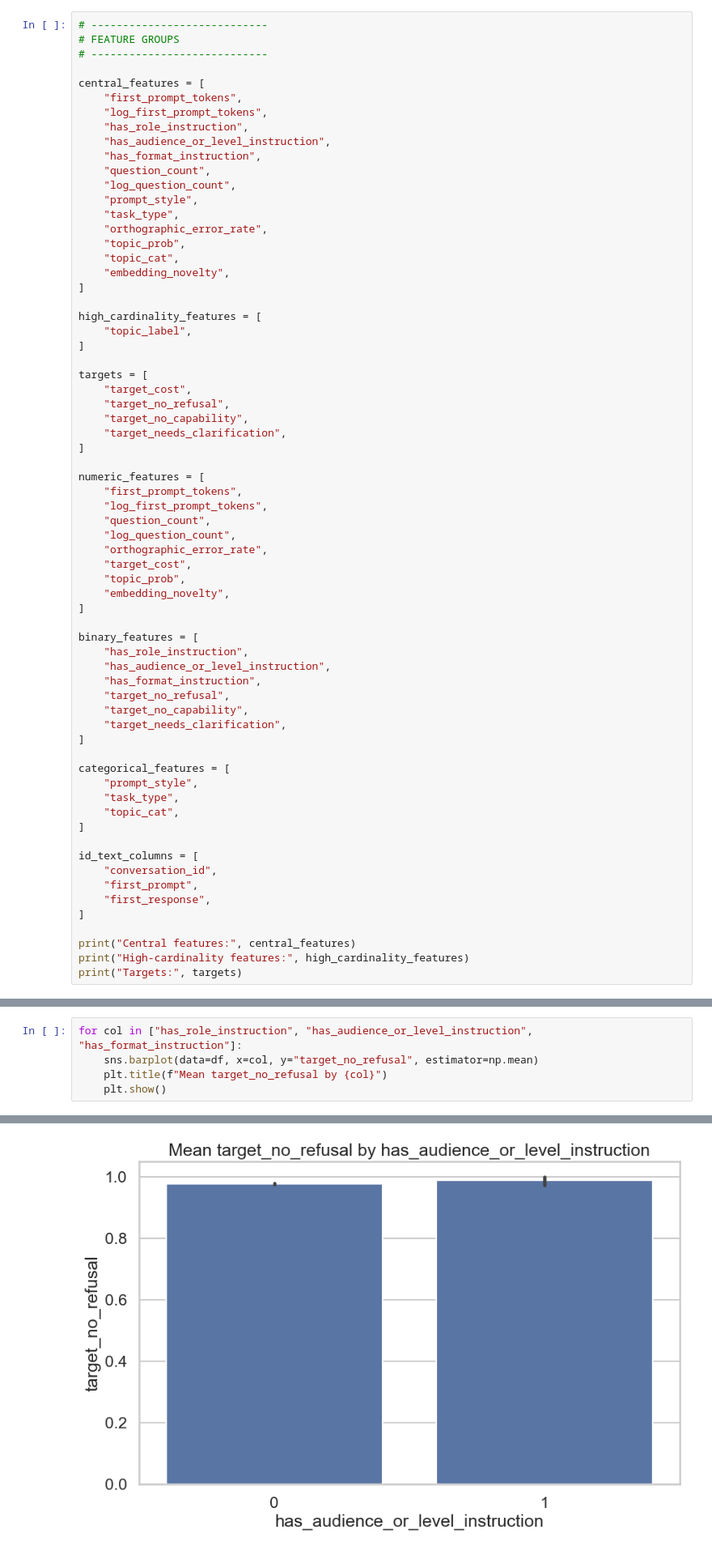
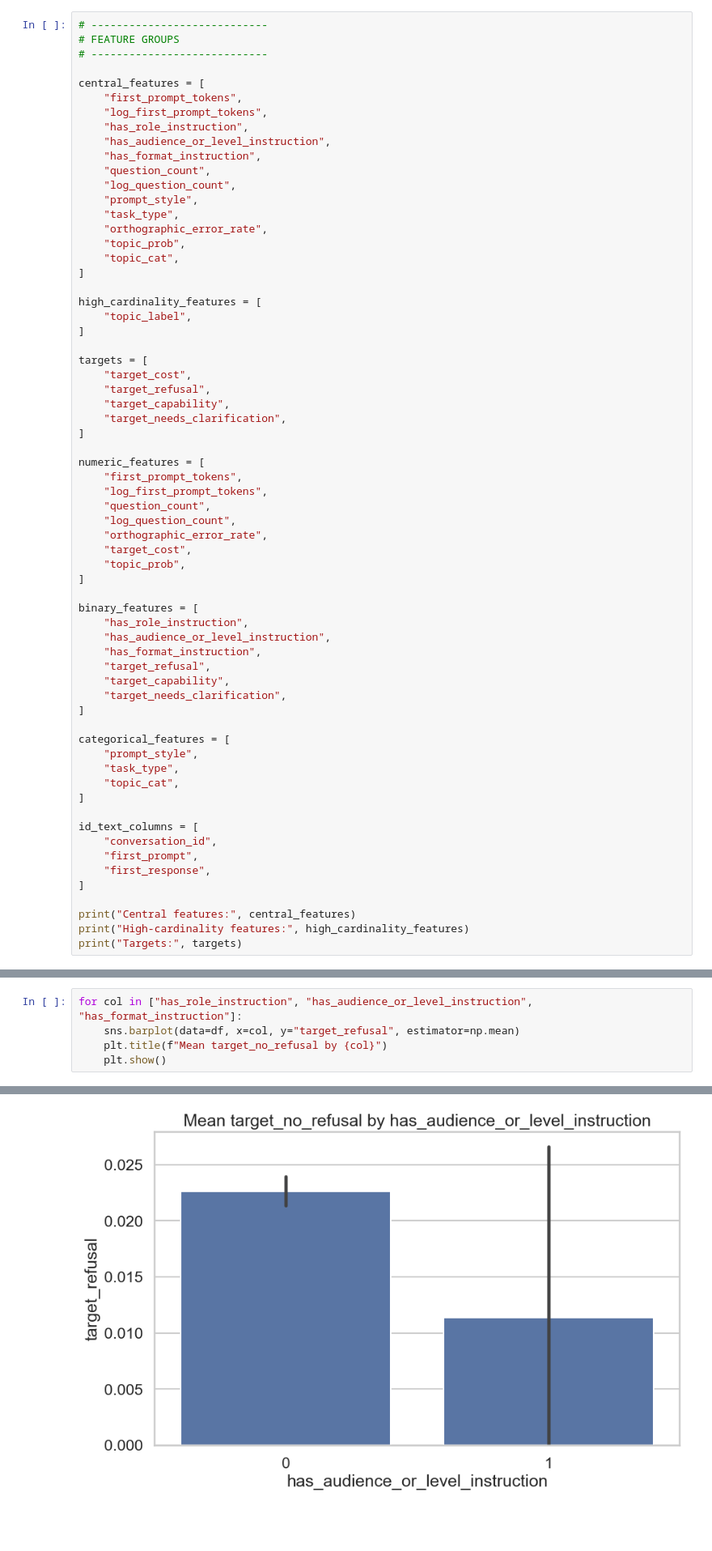
Before and after one commit to Thoericht/llm-sustainability-analysis, a Jupyter notebook: 02_notebooks/03_data_exploration.ipynb, the cells around one changed output, grey strips where cells are left out. Shown at 81% size. Drawn from its saved outputs; the diff is of its cells as text; blank space fills up the shorter version.

```diff
--- a/02_notebooks/03_data_exploration.ipynb
+++ b/02_notebooks/03_data_exploration.ipynb
@@ -176,7 +175,6 @@ central_features = [
     "orthographic_error_rate",
     "topic_prob",
     "topic_cat",
-    "embedding_novelty",
 ]
 
 high_cardinality_features = [
@@ -185,8 +183,8 @@ high_cardinality_features = [
 
 targets = [
     "target_cost",
-    "target_no_refusal",
-    "target_no_capability",
+    "target_refusal",
+    "target_capability",
     "target_needs_clarification",
 ]
 
@@ -198,15 +196,14 @@ numeric_features = [
     "orthographic_error_rate",
     "target_cost",
     "topic_prob",
-    "embedding_novelty",
 ]
 
 binary_features = [
     "has_role_instruction",
     "has_audience_or_level_instruction",
     "has_format_instruction",
-    "target_no_refusal",
-    "target_no_capability",
+    "target_refusal",
+    "target_capability",
     "target_needs_clarification",
 ]
 
@@ -569,7 +564,7 @@ for col in ["prompt_style", "task_type", "topic_cat"]:
 [figure]
 # %%
 for col in ["has_role_instruction", "has_audience_or_level_instruction", "has_format_instruction"]:
-    sns.barplot(data=df, x=col, y="target_no_refusal", estimator=np.mean)
+    sns.barplot(data=df, x=col, y="target_refusal", estimator=np.mean)
     plt.title(f"Mean target_no_refusal by {col}")
     plt.show()
 # %% [output]
@@ -577 +572 @@ for col in ["has_role_instruction", "has_audience_or_level_instruction", "has_fo
-[figure, old version]
+[figure, new version]
```
Also changed, not shown: parts of 18 cells of this notebook, 5 other files.
